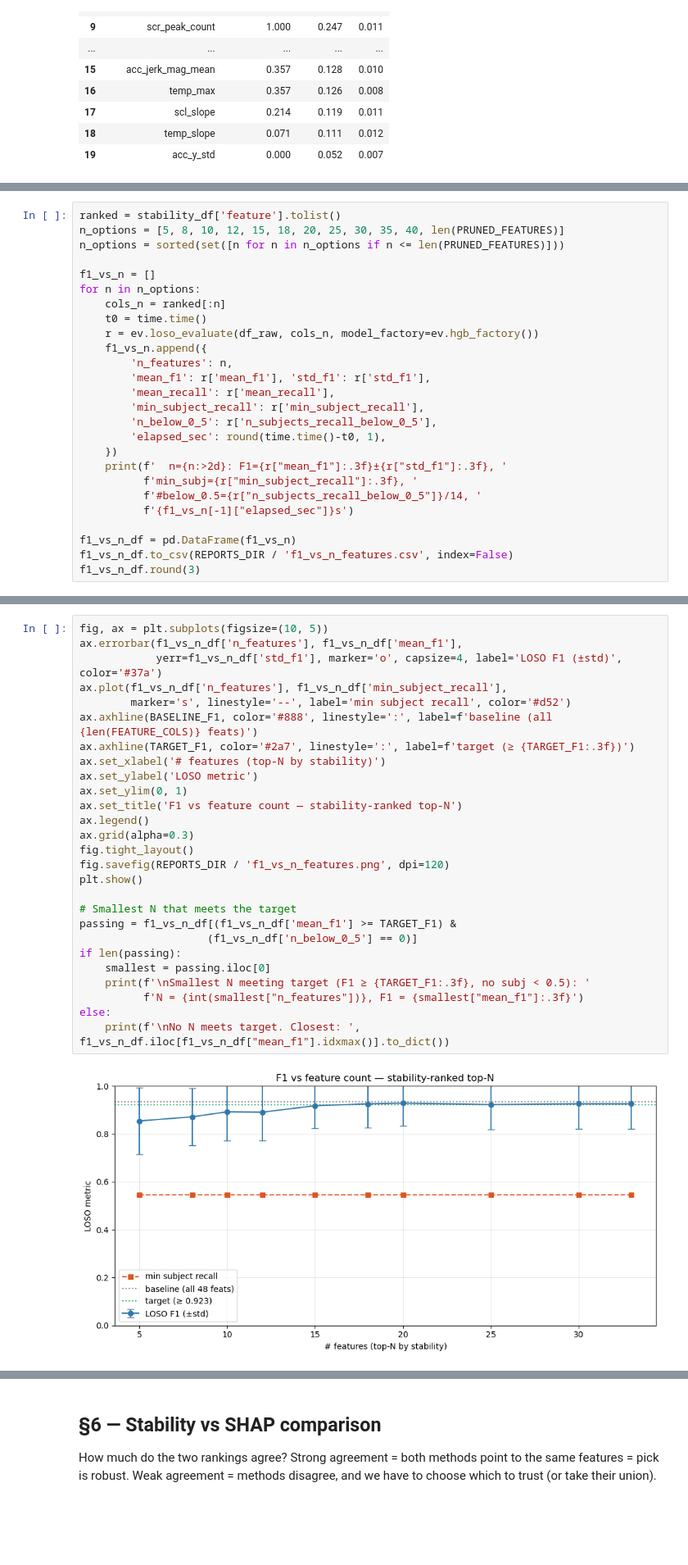
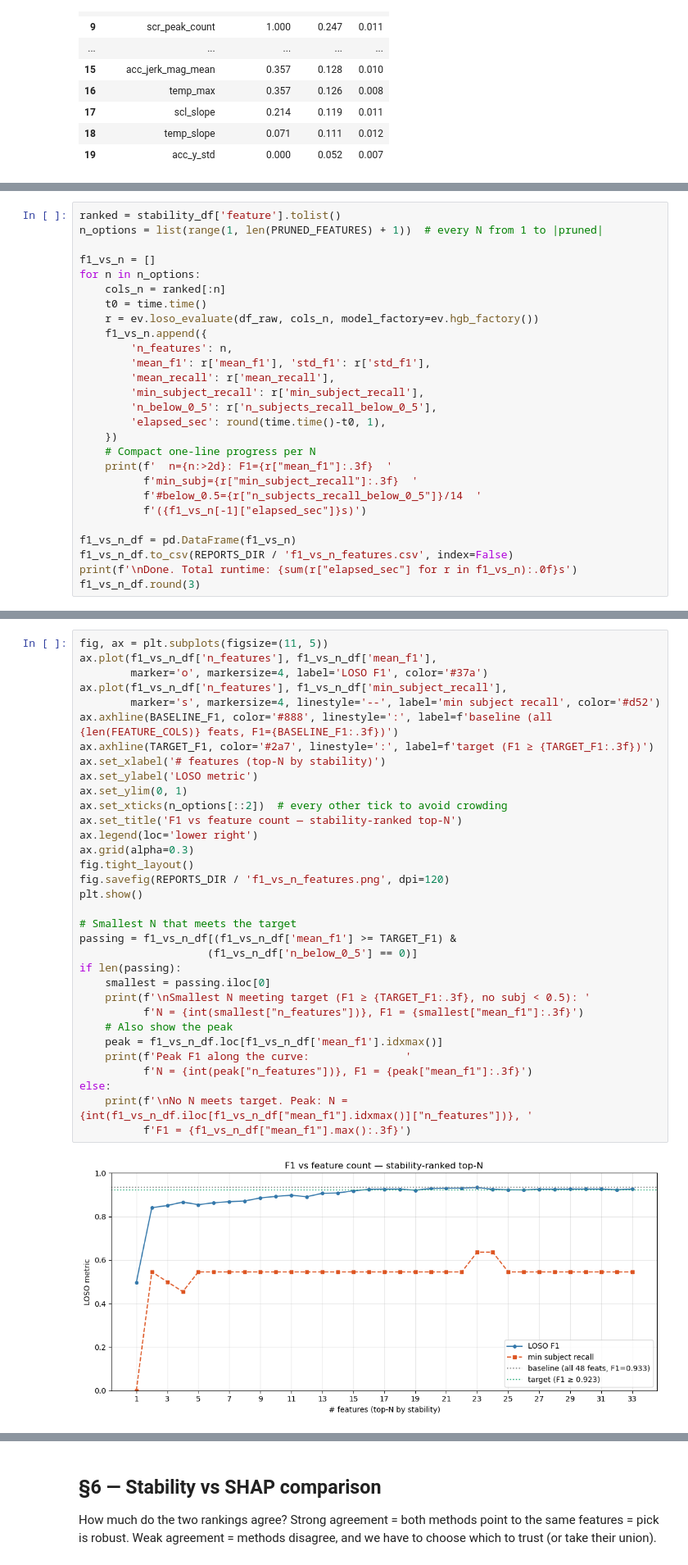
Before and after one commit to TCellio21/stress-detection-wearable, a Jupyter notebook: notebooks/05_feature_selection.ipynb, the cells around one changed output, grey strips where cells are left out. Shown at 82% size. Saved outputs shown, nothing was run; the diff lists cells and outputs as text; blank space fills up the shorter version.

```diff
--- a/notebooks/05_feature_selection.ipynb
+++ b/notebooks/05_feature_selection.ipynb
@@ -325,7 +327,6 @@ Take the top-N features by stability score and run LOSO HGB at N ∈ {5, 8, 10,
 # %%
 ranked = stability_df['feature'].tolist()
-n_options = [5, 8, 10, 12, 15, 18, 20, 25, 30, 35, 40, len(PRUNED_FEATURES)]
-n_options = sorted(set([n for n in n_options if n <= len(PRUNED_FEATURES)]))
+n_options = list(range(1, len(PRUNED_FEATURES) + 1))  # every N from 1 to |pruned|
 
 f1_vs_n = []
 for n in n_options:
@@ -340,12 +341,14 @@ for n in n_options:
         'n_below_0_5': r['n_subjects_recall_below_0_5'],
         'elapsed_sec': round(time.time()-t0, 1),
     })
-    print(f'  n={n:>2d}: F1={r["mean_f1"]:.3f}±{r["std_f1"]:.3f}, '
-          f'min_subj={r["min_subject_recall"]:.3f}, '
-          f'#below_0.5={r["n_subjects_recall_below_0_5"]}/14, '
-          f'{f1_vs_n[-1]["elapsed_sec"]}s')
+    # Compact one-line progress per N
+    print(f'  n={n:>2d}: F1={r["mean_f1"]:.3f}  '
+          f'min_subj={r["min_subject_recall"]:.3f}  '
+          f'#below_0.5={r["n_subjects_recall_below_0_5"]}/14  '
+          f'({f1_vs_n[-1]["elapsed_sec"]}s)')
 
 f1_vs_n_df = pd.DataFrame(f1_vs_n)
 f1_vs_n_df.to_csv(REPORTS_DIR / 'f1_vs_n_features.csv', index=False)
+print(f'\nDone. Total runtime: {sum(r["elapsed_sec"] for r in f1_vs_n):.0f}s')
 f1_vs_n_df.round(3)
 # %% [output]
@@ -373,29 +389,35 @@ f1_vs_n_df.round(3)
 # %%
-fig, ax = plt.subplots(figsize=(10, 5))
-ax.errorbar(f1_vs_n_df['n_features'], f1_vs_n_df['mean_f1'],
-            yerr=f1_vs_n_df['std_f1'], marker='o', capsize=4, label='LOSO F1 (±std)', color='#37a')
+fig, ax = plt.subplots(figsize=(11, 5))
+ax.plot(f1_vs_n_df['n_features'], f1_vs_n_df['mean_f1'],
+        marker='o', markersize=4, label='LOSO F1', color='#37a')
 ax.plot(f1_vs_n_df['n_features'], f1_vs_n_df['min_subject_recall'],
-        marker='s', linestyle='--', label='min subject recall', color='#d52')
-ax.axhline(BASELINE_F1, color='#888', linestyle=':', label=f'baseline (all {len(FEATURE_COLS)} feats)')
-ax.axhline(TARGET_F1, color='#2a7', linestyle=':', label=f'target (≥ {TARGET_F1:.3f})')
+        marker='s', markersize=4, linestyle='--', label='min subject recall', color='#d52')
+ax.axhline(BASELINE_F1, color='#888', linestyle=':', label=f'baseline (all {len(FEATURE_COLS)} feats, F1={BASELINE_F1:.3f})')
+ax.axhline(TARGET_F1, color='#2a7', linestyle=':', label=f'target (F1 ≥ {TARGET_F1:.3f})')
 ax.set_xlabel('# features (top-N by stability)')
 ax.set_ylabel('LOSO metric')
 ax.set_ylim(0, 1)
+ax.set_xticks(n_options[::2])  # every other tick to avoid crowding
 ax.set_title('F1 vs feature count — stability-ranked top-N')
-ax.legend()
+ax.legend(loc='lower right')
 ax.grid(alpha=0.3)
 fig.tight_layout()
 fig.savefig(REPORTS_DIR / 'f1_vs_n_features.png', dpi=120)
 plt.show()
 
 # Smallest N that meets the target
 passing = f1_vs_n_df[(f1_vs_n_df['mean_f1'] >= TARGET_F1) &
                     (f1_vs_n_df['n_below_0_5'] == 0)]
 if len(passing):
     smallest = passing.iloc[0]
     print(f'\nSmallest N meeting target (F1 ≥ {TARGET_F1:.3f}, no subj < 0.5): '
           f'N = {int(smallest["n_features"])}, F1 = {smallest["mean_f1"]:.3f}')
+    # Also show the peak
+    peak = f1_vs_n_df.loc[f1_vs_n_df['mean_f1'].idxmax()]
+    print(f'Peak F1 along the curve:               '
+          f'N = {int(peak["n_features"])}, F1 = {peak["mean_f1"]:.3f}')
 else:
-    print(f'\nNo N meets target. Closest: ', f1_vs_n_df.iloc[f1_vs_n_df["mean_f1"].idxmax()].to_dict())
+    print(f'\nNo N meets target. Peak: N = {int(f1_vs_n_df.iloc[f1_vs_n_df["mean_f1"].idxmax()]["n_features"])}, '
+          f'F1 = {f1_vs_n_df["mean_f1"].max():.3f}')
 # %% [output]
-[figure, old version]
+[figure, new version]
```
Also changed, not shown: parts of 7 cells of this notebook, 37 other files.
